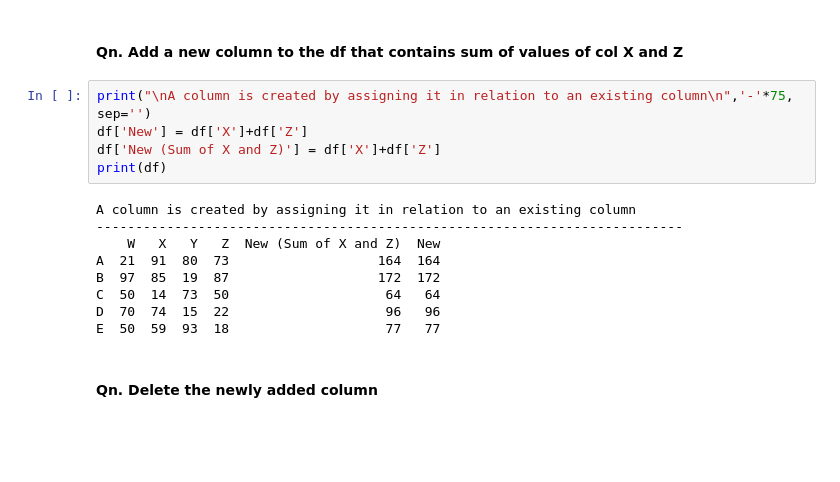
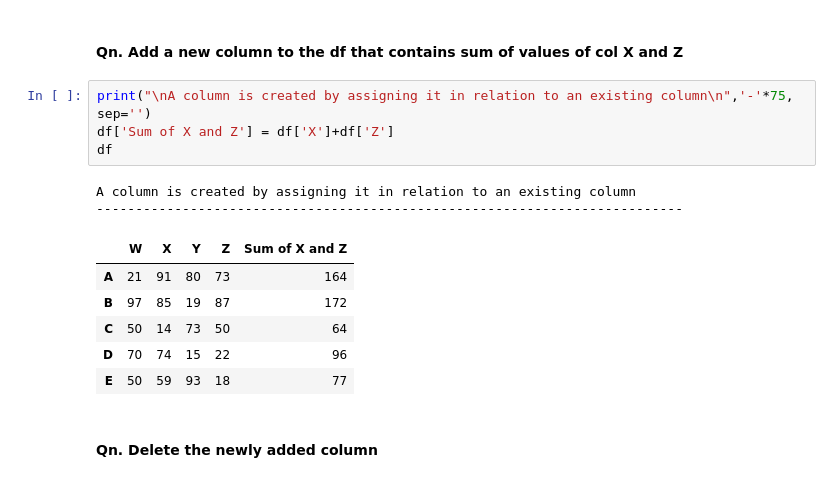
Before and after one commit to VargheseTresa/PythonForDataScience, a Jupyter notebook: Data Analysis using Pandas and Numpy.ipynb, the cells around one changed output. Saved outputs shown, nothing was run; the diff lists cells and outputs as text; blank space fills up the shorter version.

```diff
--- a/Data Analysis using Pandas and Numpy.ipynb
+++ b/Data Analysis using Pandas and Numpy.ipynb
@@ -283,18 +328,17 @@ df[df['X']>80]
 #### Qn. Add a new column to the df that contains sum of values of col X and Z
 # %%
 print("\nA column is created by assigning it in relation to an existing column\n",'-'*75, sep='')
-df['New'] = df['X']+df['Z']
-df['New (Sum of X and Z)'] = df['X']+df['Z']
-print(df)
+df['Sum of X and Z'] = df['X']+df['Z']
+df
 # %% [output]
 A column is created by assigning it in relation to an existing column
 ---------------------------------------------------------------------------
-    W   X   Y   Z  New (Sum of X and Z)  New
-A  21  91  80  73                   164  164
-B  97  85  19  87                   172  172
-C  50  14  73  50                    64   64
-D  70  74  15  22                    96   96
-E  50  59  93  18                    77   77
+|  | W | X | Y | Z | Sum of X and Z |
+| A | 21 | 91 | 80 | 73 | 164 |
+| B | 97 | 85 | 19 | 87 | 172 |
+| C | 50 | 14 | 73 | 50 | 64 |
+| D | 70 | 74 | 15 | 22 | 96 |
+| E | 50 | 59 | 93 | 18 | 77 |
 # %% [markdown]
 #### Qn. Delete the newly added column
 # %%
```
Also changed, not shown: parts of 11 cells of this notebook, 19 other files.
